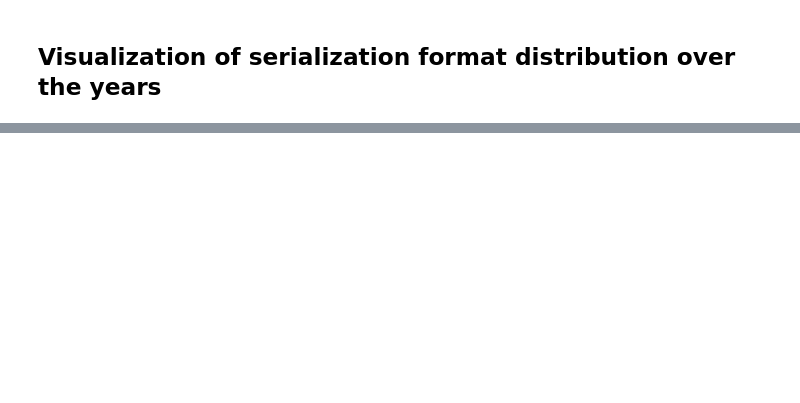
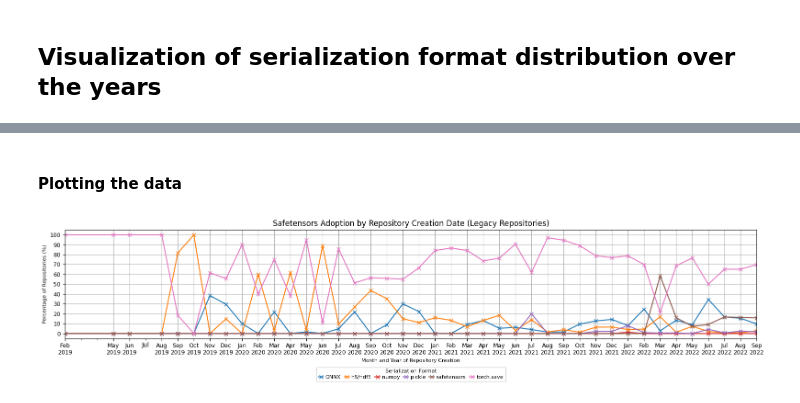
Before and after one commit to s2e-lab/model-evolution, a Jupyter notebook: scripts/notebooks/rq2_analysis.ipynb, the cells around one changed output, grey strips where cells are left out. Saved outputs shown, nothing was run; the diff lists cells and outputs as text; code cells hidden in the pictures; blank space fills up the shorter version.

Commit message:
Updated RQ2 results -- ready to be added to the paper

```diff
--- a/scripts/notebooks/rq2_analysis.ipynb
+++ b/scripts/notebooks/rq2_analysis.ipynb
@@ -4,7 +4,7 @@ This notebook contains the analysis for RQ2. The goal of this analysis is to und
 # %% [markdown]
 ## Select the dataset to analyze
 # %%
-group_under_analysis = 'recent'  # change this to 'legacy' or 'recent' to analyze the corresponding dataset
+group_under_analysis = 'legacy'  # change this to 'legacy' or 'recent' to analyze the corresponding dataset
 # %% [markdown]
 ## Load the data
 The data is loaded from the `read_repositories_evolution` function, which reads the evolution of repositories from a CSV file. The data contains the commit hash, date, repository URL, and serialization format for each model file in the tree at the time.
@@ -15,8 +15,11 @@ from scripts.notebooks.nb_utils import read_repositories_evolution
 df = read_repositories_evolution(group_under_analysis)
 df['year'] = df['date'].dt.year
 df['year'] = df['year'].astype(int)  # set year as an integer
-df['month'] = df['date'].dt.to_period('M')
+df['commit_year_month'] = df['date'].dt.to_period('M')
+# exclude undetermined serialization formats
+df = df[df['serialization_format'] != 'undetermined']
+df = df[df['serialization_format'] != 'UNDETERMINED (symbolic link)']
 year_range = list(range(df['year'].min(), df['year'].max() + 1))
-df.head(5)
+df
 # %% [output]
 |  | repo_url | commit_hash | model_file_path | serialization_format | message | author | date | is_in_commit | ... |
@@ -70,4 +37,0 @@ df_last_hash
-# %%
-# filter df such that it  only keeps the rows in df if the commit hash is the last commit hash in the repository URL
-df = df.merge(df_last_hash, on=['repo_url', 'year', 'date', 'commit_hash'], how='inner')
-print("Min date", df['date'].min(), "Max date", df['date'].max())
@@ -183,0 +116,32 @@ plt.show()
+# %% [markdown]
+#### Plotting the data
+# %%
+import matplotlib.pyplot as plt
+import numpy as np
+from nb_utils import RESULTS_DIR
+
+fig_size = (12, 4) if group_under_analysis != 'legacy' else (16, 4)
+ax = serialization_format_counts.plot(kind='line', marker='x', figsize=fig_size, color=color_map)
+plt.title(f'Safetensors Adoption by Repository Creation Date {title_suffix}')
+plt.xlabel('Month and Year of Repository Creation', fontsize=8)
+plt.ylabel('Percentage of Repositories (%)', fontsize=8)
+plt.xticks(serialization_format_counts.index, [m.strftime('%b\n%Y') for m in serialization_format_counts.index], fontsize=9)
+
+plt.yticks(np.arange(0, 101, 10), fontsize=9)  # Set y-ticks from 0 to 100 with a step of 10
+plt.grid(True)
+# Move the legend outside the plot
+plt.legend(title='Serialization Format', bbox_to_anchor=(0.5, -0.25), loc='upper center', ncol=7,
+           title_fontsize=8, fontsize=8,
+           labelspacing=0.2,  # Reduce vertical space between labels
+           handlelength=1.0,  # Shorter line handles
+           handletextpad=0.4,  # Less space between handle and text
+           borderaxespad=0.3,  # Padding between legend and axes
+           borderpad=0.4,  # Padding inside the legend box
+           columnspacing=0.7  # Horizontal space between columns (if used)
+           )
+plt.tight_layout()
+# save as pdf
+plt.savefig(RESULTS_DIR / f'RQ2FormatsRepoCreation_{group_under_analysis}.pdf', format='pdf', bbox_inches='tight')
+plt.show()
+# %% [output]
+[figure, added]
```
Also changed, not shown: parts of 17 cells of this notebook, 13 other files.
